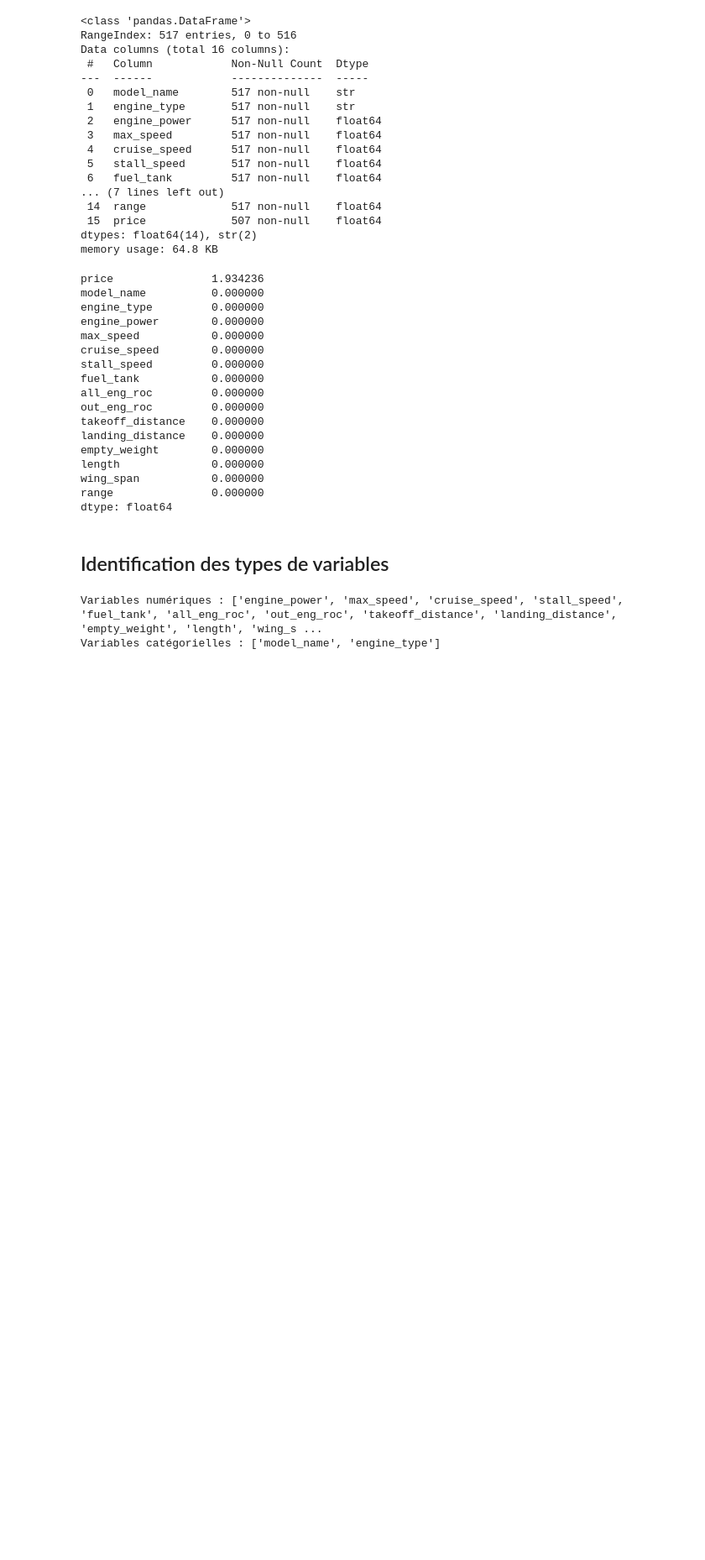
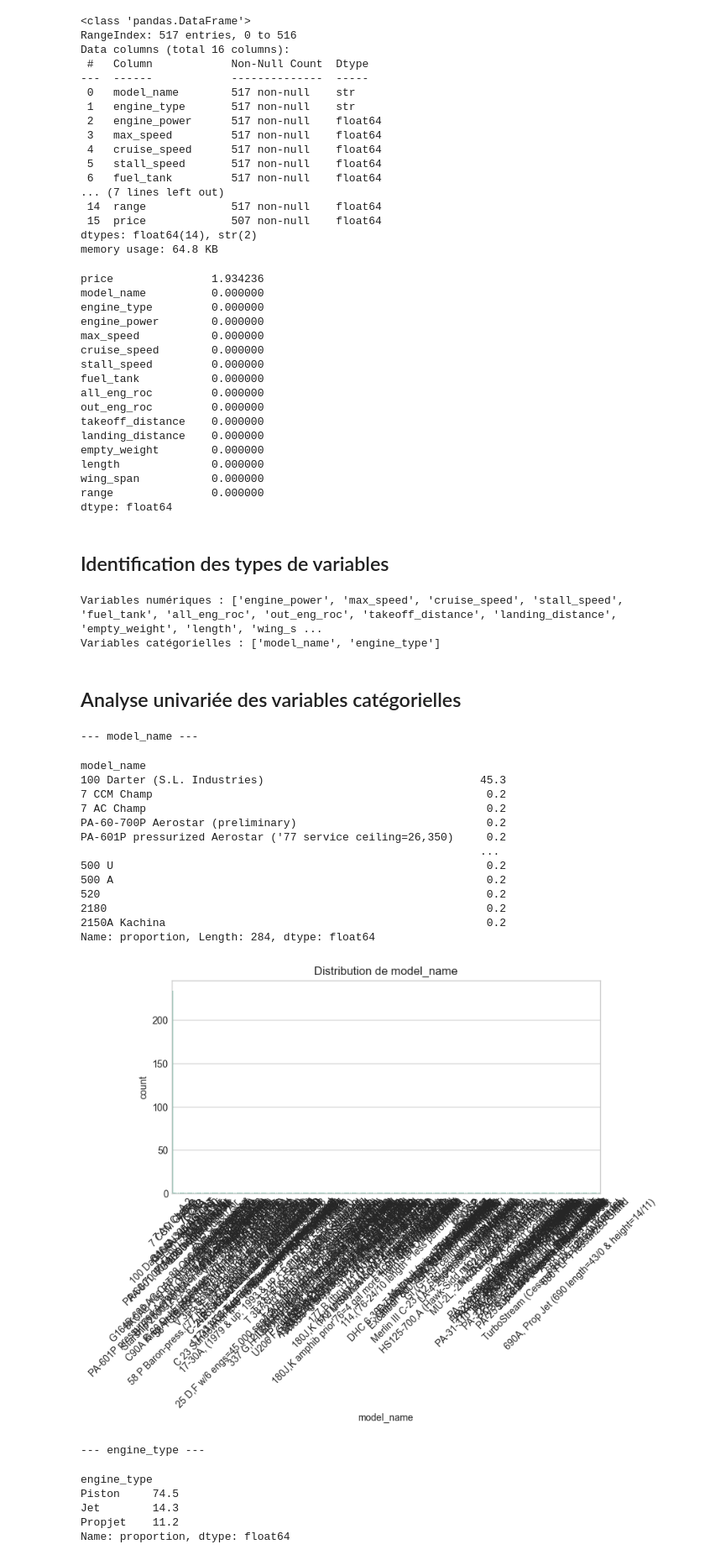
Before and after one commit to Abdoulaye1305/aircraft-price-prediction, a Jupyter notebook: 01_EDA.ipynb, the cells around one changed output. Shown at 84% size. Saved outputs shown, nothing was run; the diff lists cells and outputs as text; code cells hidden in the pictures; blank space fills up the shorter version.

Commit message:
analyse des données

```diff
--- a/01_EDA.ipynb
+++ b/01_EDA.ipynb
@@ -110,3 +110,37 @@ print("Variables catégorielles :", cat_cols)
 # %% [output]
 Variables numériques : ['engine_power', 'max_speed', 'cruise_speed', 'stall_speed', 'fuel_tank', 'all_eng_roc', 'out_eng_roc', 'takeoff_distance', 'landing_distance', 'empty_weight', 'length', 'wing_s ...
 Variables catégorielles : ['model_name', 'engine_type']
+# %% [markdown]
+## Analyse univariée des variables catégorielles
+# %%
+for col in cat_cols:
+    print(f"\n--- {col} ---")
+    display(df[col].value_counts(normalize=True).round(3) * 100)
+
+    plt.figure(figsize=(8,4))
+    sns.countplot(data=df, x=col, order=df[col].value_counts().index)
+    plt.title(f"Distribution de {col}")
+    plt.xticks(rotation=45)
+    plt.show()
+# %% [output]
+--- model_name ---
+model_name
+100 Darter (S.L. Industries)                                 45.3
+7 CCM Champ                                                   0.2
+7 AC Champ                                                    0.2
+PA-60-700P Aerostar (preliminary)                             0.2
+PA-601P pressurized Aerostar ('77 service ceiling=26,350)     0.2
+                                                             ...
+500 U                                                         0.2
+500 A                                                         0.2
+520                                                           0.2
+2180                                                          0.2
+2150A Kachina                                                 0.2
+Name: proportion, Length: 284, dtype: float64
+[figure, added]
+--- engine_type ---
+engine_type
+Piston     74.5
+Jet        14.3
+Propjet    11.2
+Name: proportion, dtype: float64
```
Also changed, not shown: parts of 16 cells of this notebook.
